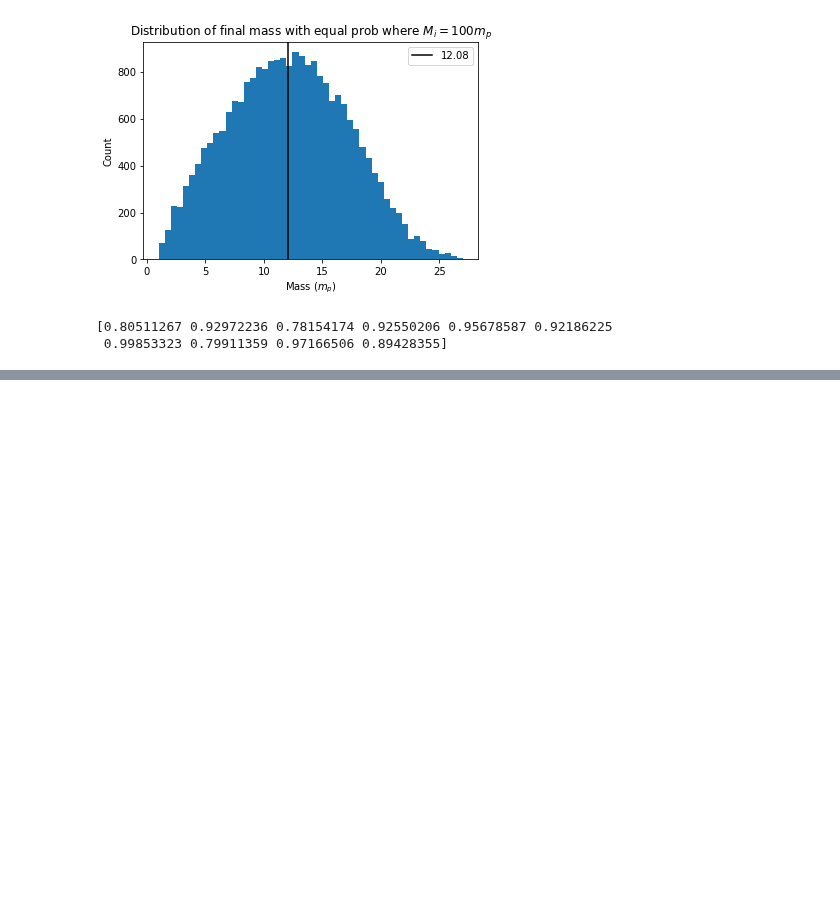
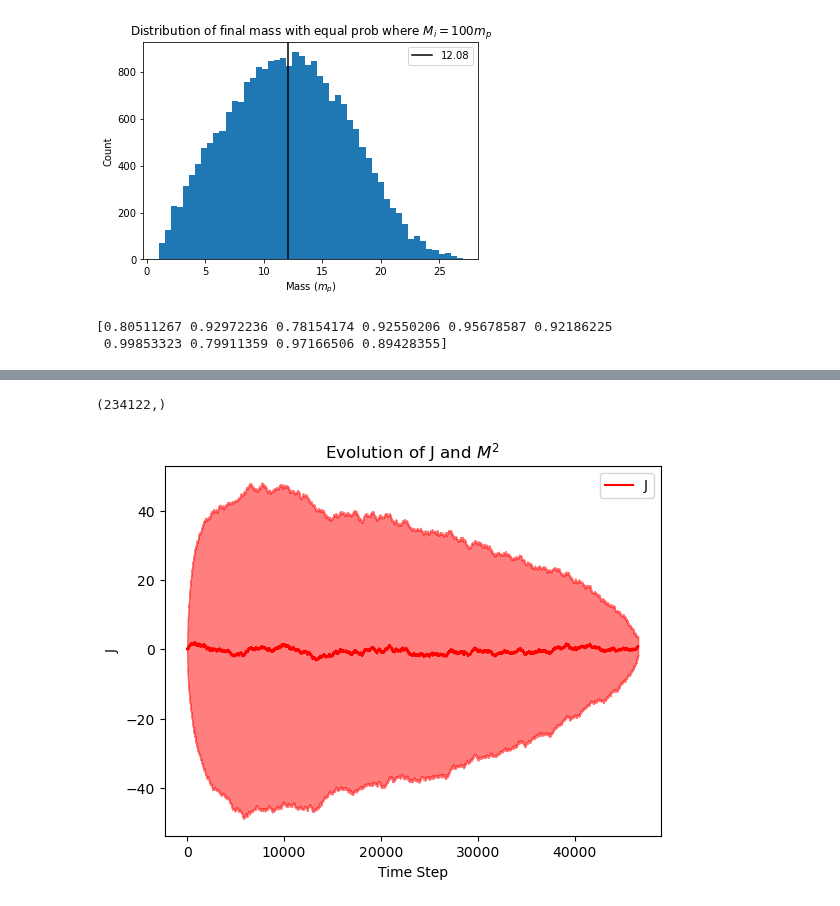
Before and after one commit to qtaylorphys/BH_Extremal, a Jupyter notebook: Analysis.ipynb, the cells around one changed output, grey strips where cells are left out. Drawn from its saved outputs; the diff is of its cells as text; code cells hidden in the pictures; blank space fills up the shorter version.

```diff
--- a/Analysis.ipynb
+++ b/Analysis.ipynb
@@ -295,0 +303,7 @@ print(feq100[feq100 < 1])
+# %%
+J = np.loadtxt("/home/qtaylor/BH_extremal/Outputs/TrajJ_100.txt", delimiter = ',')
+
+J_avg = np.mean(J, axis = 0)
+J_sd = np.std(J, axis = 0)
+
+del J
@@ -295,0 +317,26 @@ print(feq100[feq100 < 1])
+# %%
+x = np.arange(len(J_avg))
+# %%
+np.shape(J_sd)
+#print(J_avg[:10])
+# %% [output]
+(234122,)
+# %%
+n = np.loadtxt("/home/qtaylor/BH_extremal/Outputs/Trajn_100.txt", delimiter = ',')
+navg = np.mean(n, axis = 0)
+# %%
+x = x[:int(navg)]
+J_avg = J_avg[:int(navg)]
+J_sd = J_sd[:int(navg)]
+# %%
+plt.plot(x, J_avg, 'r-', label = "J")
+plt.fill_between(x, J_avg - J_sd, J_avg + J_sd, color = 'red', alpha = 0.5)
+#plt.plot(targ_avg, 'b-', label = "$M^2$")
+#plt.fill_between(x, targ_avg - targ_sd, targ_avg + targ_sd, color = 'blue', alpha = 0.5)
+plt.title("Evolution of J and $M^2$")
+plt.xlabel("Time Step")
+plt.ylabel("J")
+plt.legend()
+plt.show()
+# %% [output]
+[figure, added]
```
Also changed, not shown: parts of 7 cells of this notebook, 1 other file.
